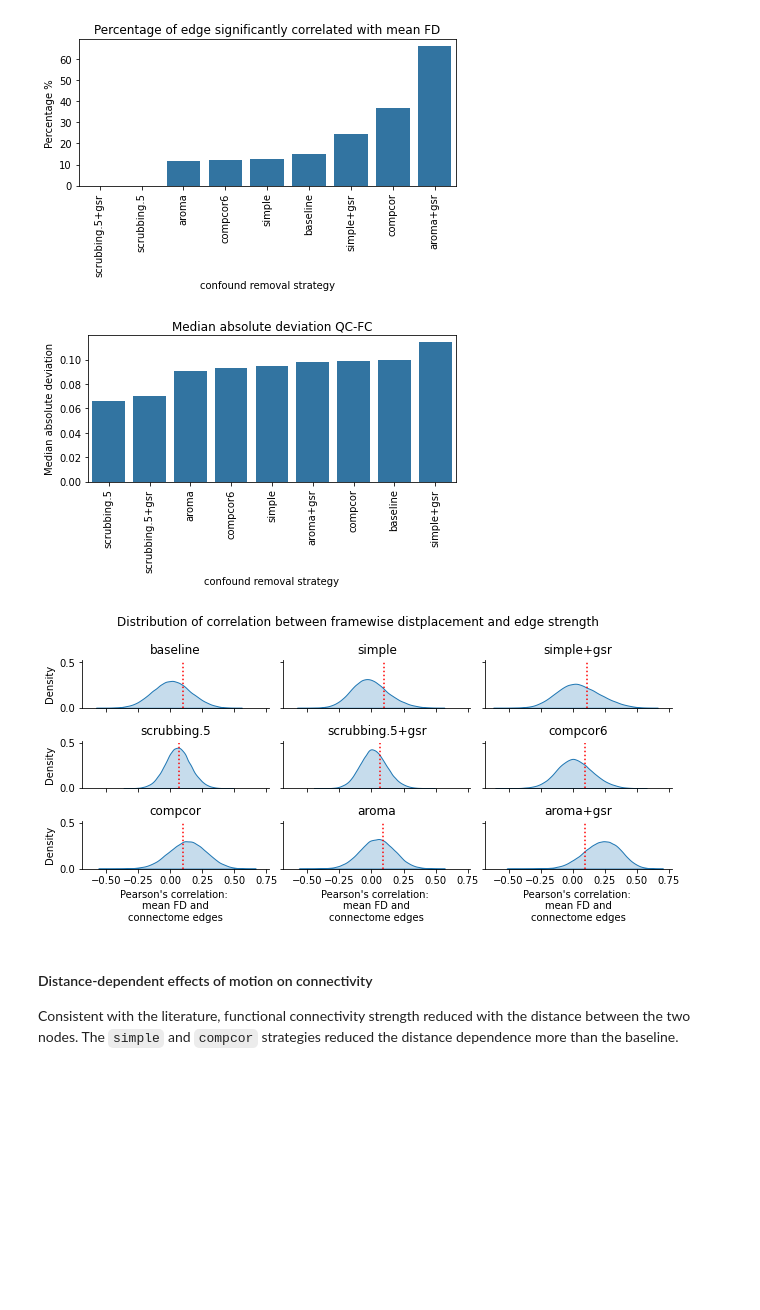
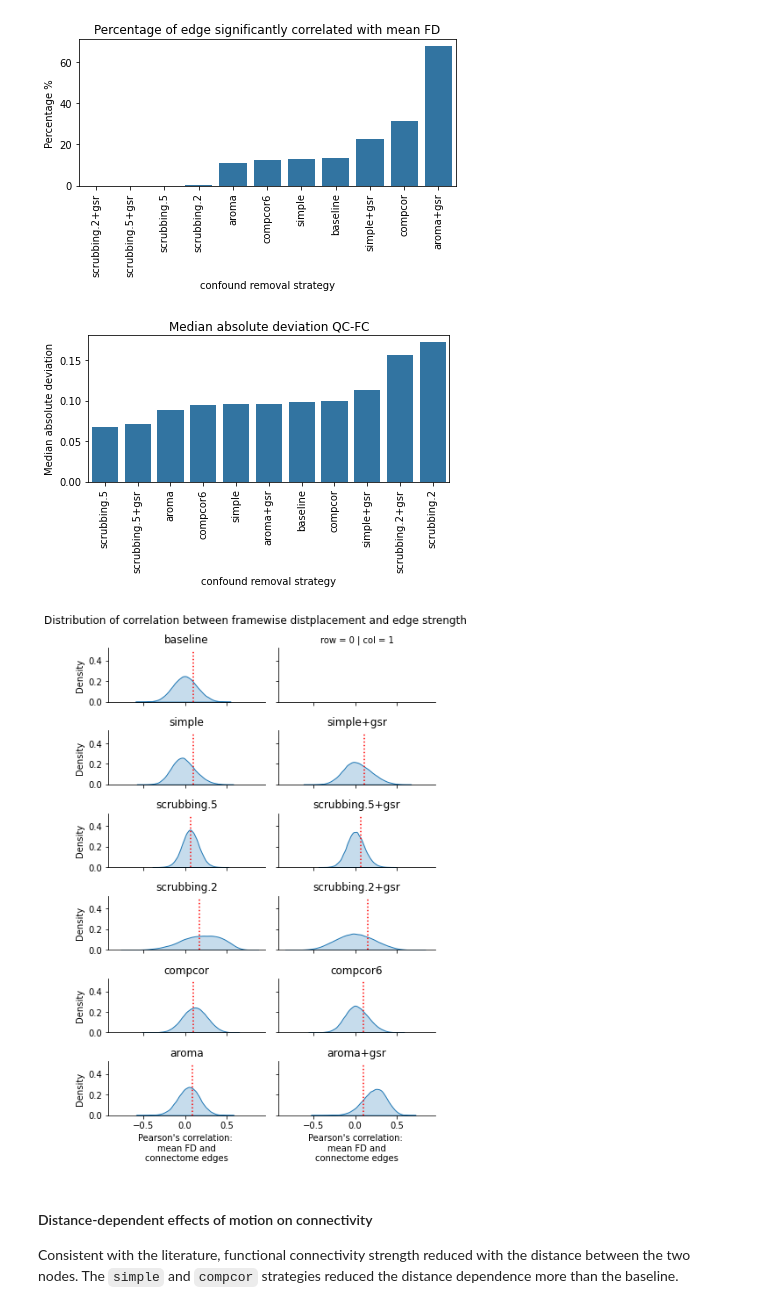
Before and after one commit to SIMEXP/fmriprep-denoise-benchmark, a Jupyter notebook: content/ohbm2022abstract.ipynb, the cells around one changed output. Cells and saved outputs as stored; diff of their text form; code cells hidden in the pictures; blank space fills up the shorter version.

```diff
--- a/content/ohbm2022abstract.ipynb
+++ b/content/ohbm2022abstract.ipynb
@@ -12,13 +12,13 @@ from fmriprep_denoise.metrics import partial_correlation, fdr, calculate_median_
 
 # Load metric data
 path_root = Path.cwd().parents[0] / "inputs"
-file_qcfc = "dataset-ds000228_atlas-schaefer7networks_nroi-400_qcfc.tsv"
+file_qcfc = "metrics/dataset-ds000228_atlas-schaefer7networks_nroi-400_qcfc.tsv"
 file_dist = "atlas-schaefer7networks_nroi-400_desc-distance.tsv"
-file_network = "dataset-ds000228_atlas-schaefer7networks_nroi-400_modularity.tsv"
-# file_qcfc = "dataset-ds000228_atlas-gordon333_nroi-333_qcfc.tsv"
-# file_dist = "atlas-gordon333_nroi-333_desc-distance.tsv"
-# file_network = "dataset-ds000228_atlas-gordon333_nroi-333_modularity.tsv"
-file_dataset = "dataset-ds000228_desc-movement_phenotype.tsv"
+file_network = "metrics/dataset-ds000228_atlas-schaefer7networks_nroi-400_modularity.tsv"
+file_qcfc = "metrics/dataset-ds000228_atlas-gordon333_nroi-333_qcfc.tsv"
+file_dist = "atlas-gordon333_nroi-333_desc-distance.tsv"
+file_network = "metrics/dataset-ds000228_atlas-gordon333_nroi-333_modularity.tsv"
+file_dataset = "dataset-ds000228/dataset-ds000228_desc-movement_phenotype.tsv"
 # %%
 pairwise_distance = pd.read_csv(path_root / file_dist, sep='\t')
 movement = pd.read_csv(path_root / file_dataset, sep='\t', index_col=0, header=0, encoding='utf8')
@@ -115,7 +117,7 @@ ax.set(ylabel="Percentage %",
 plt.tight_layout()
 # plt.savefig("sig_qcfc.png", dpi=300)
 # %% [output]
-[figure, old version]
+[figure, new version]
 # %%
 median_absolute = metric_per_edge.apply(calculate_median_absolute)
 order = median_absolute.sort_values().index.tolist()
@@ -123,41 +125,58 @@ order = median_absolute.sort_values().index.tolist()
 ax = sns.barplot(data=(pd.DataFrame(median_absolute).T), ci=None, order=order, color=bar_color)
 ax.set_title("Median absolute deviation QC-FC")
 ax.set_xticklabels(ax.get_xticklabels(), rotation=90)
 ax.set(ylabel="Median absolute deviation",
        xlabel="confound removal strategy")
 plt.tight_layout()
 # plt.savefig("mad_qcfc.png", dpi=300)
 
 def draw_absolute_median(data, **kws):
     ax = plt.gca()
     mad = calculate_median_absolute(data['qcfc'])
     ax.vlines(mad, ymin=0, ymax=0.5, color='r', linestyle=':')
 
 
 long_qcfc = metric_per_edge.melt()
 long_qcfc.columns = ["Strategy", "qcfc"]
-long_qcfc["row"] = np.sort(np.tile(np.arange(3), int(long_qcfc.shape[0] / 3)))
-long_qcfc["col"] = np.tile(np.sort(np.tile(np.arange(3), int(long_qcfc.shape[0] / 9))), 3)
+
+new_loc = {
+    'baseline': {'row': 0, 'col': 0},
+    'simple': {'row': 1, 'col': 0},
+    'simple+gsr': {'row': 1, 'col': 1},
+    'scrubbing.5': {'row': 2, 'col': 0},
+    'scrubbing.5+gsr': {'row': 2, 'col': 1},
+    'scrubbing.2': {'row': 3, 'col': 0},
+    'scrubbing.2+gsr': {'row': 3, 'col': 1},
+    'compcor': {'row': 4, 'col': 0},
+    'compcor6': {'row': 4, 'col': 1},
+    'aroma': {'row': 5, 'col': 0},
+    'aroma+gsr': {'row': 5, 'col': 1},
+}
+long_qcfc["row"] = long_qcfc.Strategy
+long_qcfc["col"] = long_qcfc.Strategy
+for name in new_loc:
+    long_qcfc.loc[long_qcfc.Strategy == name, "row"] = new_loc[name]["row"]
+    long_qcfc.loc[long_qcfc.Strategy == name, "col"] = new_loc[name]["col"]
 
 g = sns.displot(
     long_qcfc, x="qcfc", col="col", row="row", kind='kde', fill=True, height=1.5, aspect=2
 )
 g.set(ylabel="Density")
 g.map_dataframe(draw_absolute_median)
-for i, name in zip(range(9), metric_per_edge.columns):
-    axis_i = int(i / 3)
-    axis_j = i % 3
+for name, axis in new_loc.items():
+    axis_i = axis['row']
+    axis_j = axis['col']
     g.facet_axis(axis_i, axis_j).set(title=name)
-    if axis_i == 2:
+    if axis_i == 5:
         g.facet_axis(axis_i, axis_j).set(xlabel="Pearson\'s correlation: \nmean FD and\nconnectome edges")
 
 g.fig.subplots_adjust(top=0.9)
 g.fig.suptitle('Distribution of correlation between framewise distplacement and edge strength')
 plt.tight_layout()
 # plt.savefig("dist_qcfc.png", dpi=300)
 # %% [output]
-[figure, old version]
+[figure, new version]
-[figure, old version]
+[figure, new version]
 # %% [markdown]
 #### Distance-dependent effects of motion on connectivity
 
```
Also changed, not shown: parts of 3 cells of this notebook.
